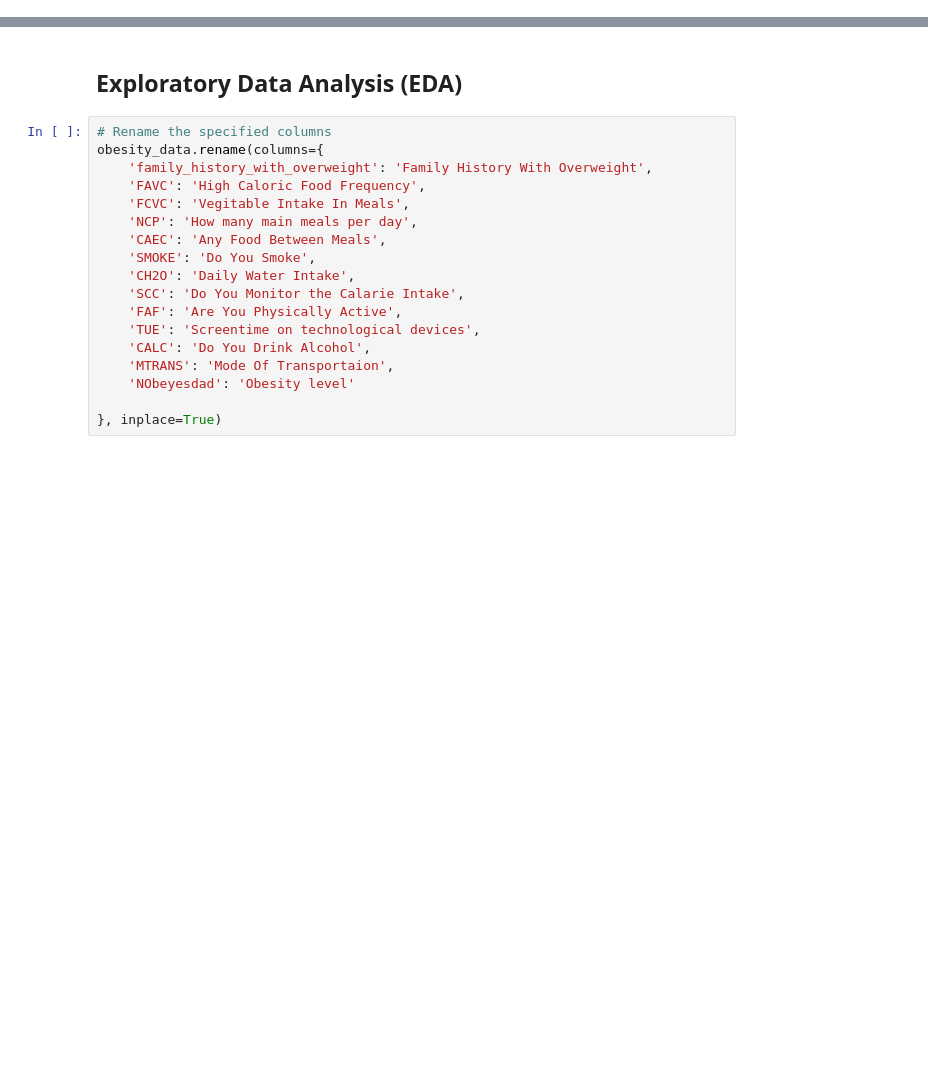
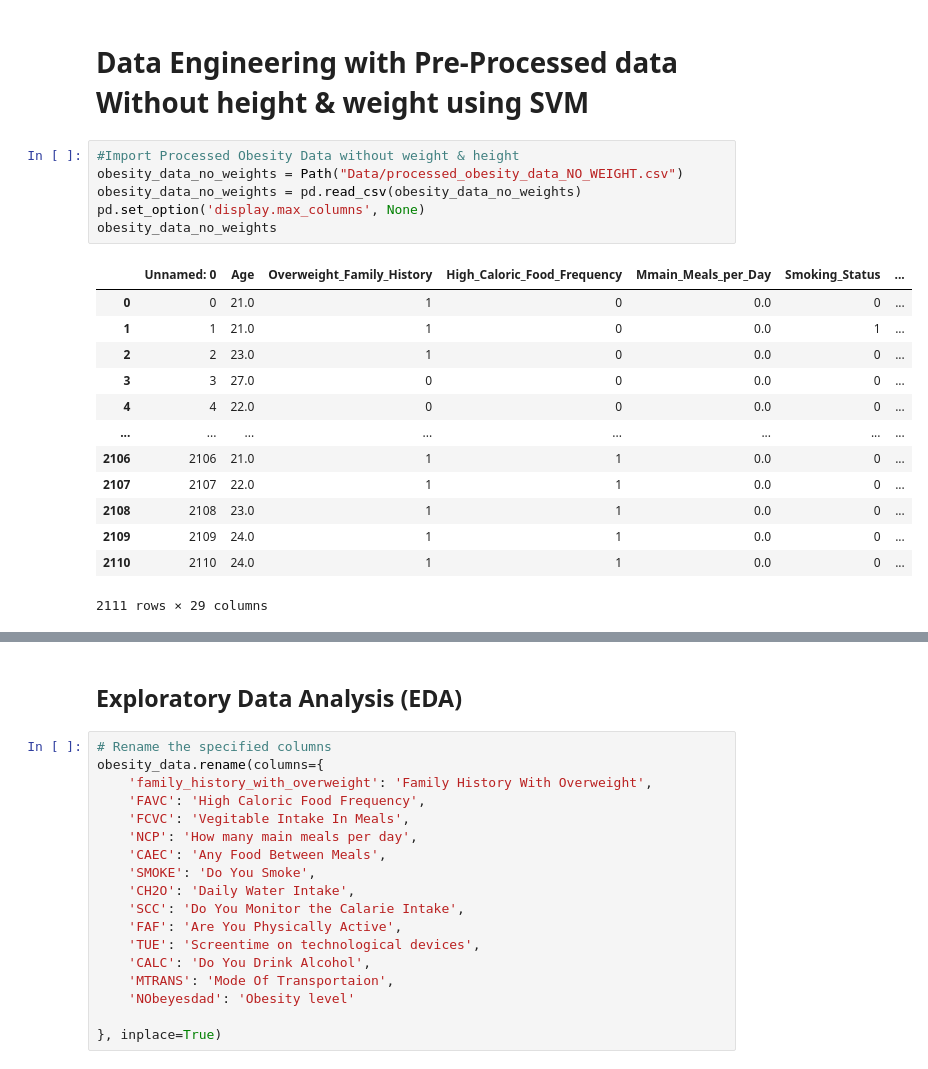
Before and after one commit to Sueraaa/proj-4-grp-1, a Jupyter notebook: Obesity_Data_Sunera.ipynb, the cells around one changed output, grey strips where cells are left out. Drawn from its saved outputs; the diff is of its cells as text; blank space fills up the shorter version.

```diff
--- a/Obesity_Data_Sunera.ipynb
+++ b/Obesity_Data_Sunera.ipynb
@@ -175,0 +373,22 @@ df_encoded.head()
+# %% [markdown]
+# Data Engineering with Pre-Processed data Without height & weight using SVM
+# %%
+#Import Processed Obesity Data without weight & height
+obesity_data_no_weights = Path("Data/processed_obesity_data_NO_WEIGHT.csv")
+obesity_data_no_weights = pd.read_csv(obesity_data_no_weights)
+pd.set_option('display.max_columns', None)
+obesity_data_no_weights
+# %% [output]
+|  | Unnamed: 0 | Age | Overweight_Family_History | High_Caloric_Food_Frequency | Mmain_Meals_per_Day | Smoking_Status | ... |
+| 0 | 0 | 21.0 | 1 | 0 | 0.0 | 0 | ... |
+| 1 | 1 | 21.0 | 1 | 0 | 0.0 | 1 | ... |
+| 2 | 2 | 23.0 | 1 | 0 | 0.0 | 0 | ... |
+| 3 | 3 | 27.0 | 0 | 0 | 0.0 | 0 | ... |
+| 4 | 4 | 22.0 | 0 | 0 | 0.0 | 0 | ... |
+| ... | ... | ... | ... | ... | ... | ... | ... |
+| 2106 | 2106 | 21.0 | 1 | 1 | 0.0 | 0 | ... |
+| 2107 | 2107 | 22.0 | 1 | 1 | 0.0 | 0 | ... |
+| 2108 | 2108 | 23.0 | 1 | 1 | 0.0 | 0 | ... |
+| 2109 | 2109 | 24.0 | 1 | 1 | 0.0 | 0 | ... |
+| 2110 | 2110 | 24.0 | 1 | 1 | 0.0 | 0 | ... |
+2111 rows × 29 columns
```
Also changed, not shown: parts of 50 cells of this notebook, 2 other files.
